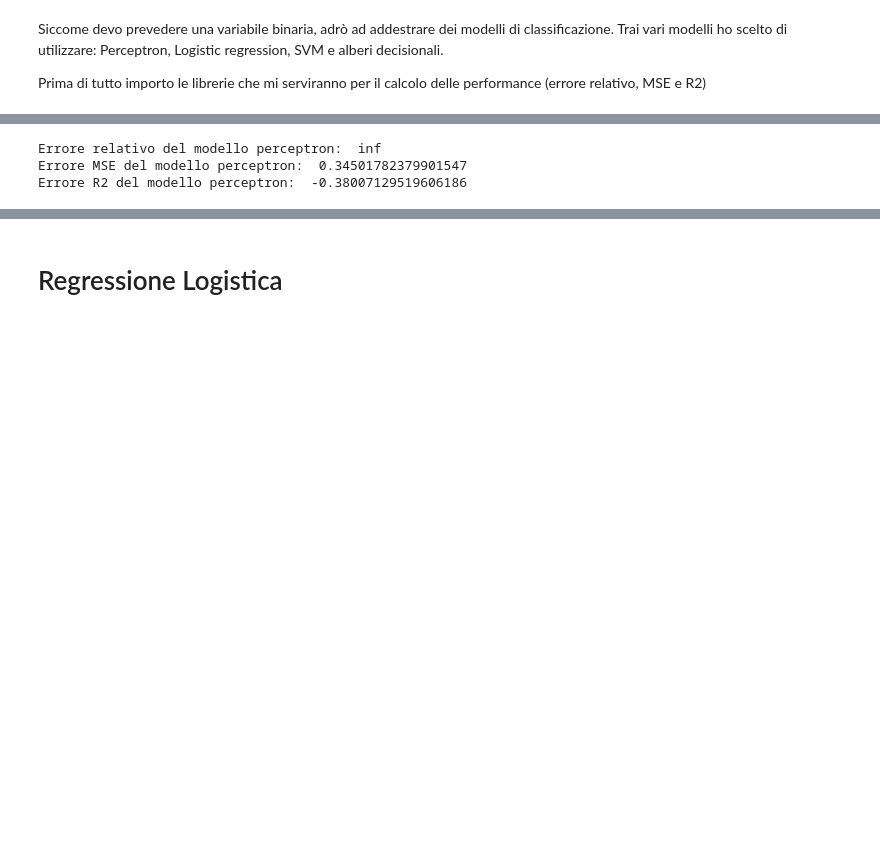
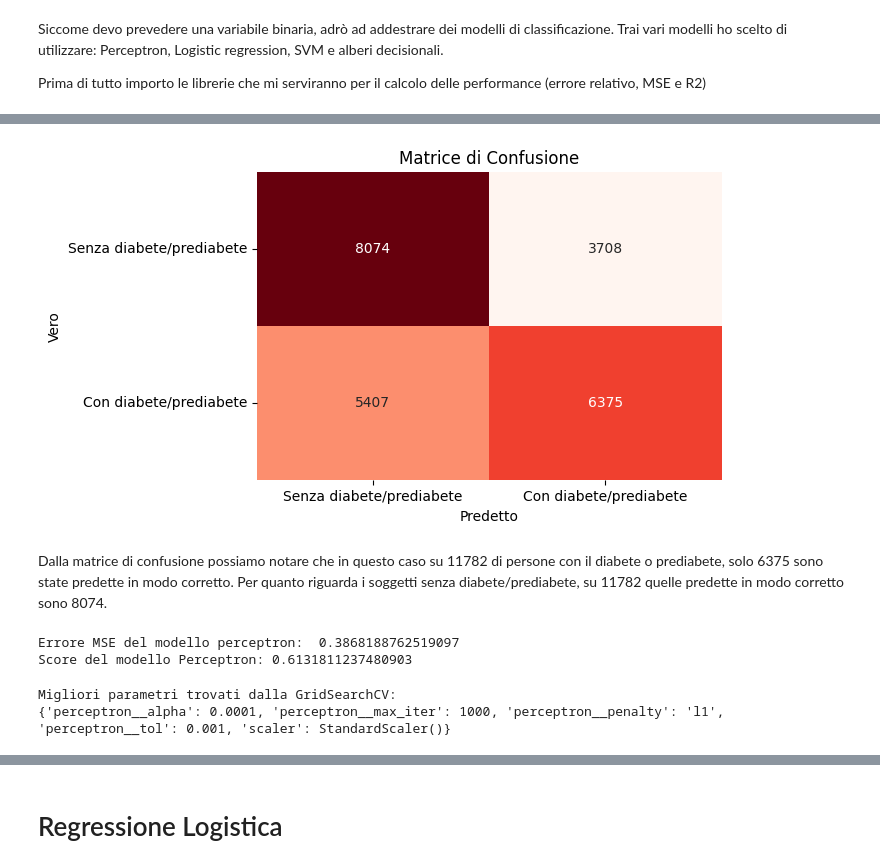
Before and after one commit to Aleversari15/ProgettoDataIntensive2024, a Jupyter notebook: diabetesHealth.ipynb, the cells around one changed output, grey strips where cells are left out. Drawn from its saved outputs; the diff is of its cells as text; code cells hidden in the pictures; blank space fills up the shorter version.

Commit message:
terminato sviluppo gridSearch e aggiunti commenti e conclusioni finali

```diff
--- a/diabetesHealth.ipynb
+++ b/diabetesHealth.ipynb
@@ -424,0 +401,19 @@ Accuratezza: 65.50%
+# %%
+from sklearn.linear_model import Perceptron
+
+perc_model = Pipeline([
+    ('scaler', StandardScaler()),
+    ('perceptron', Perceptron(random_state=42))
+])
+
+grid = {
+    'scaler': [None, StandardScaler()],
+    'perceptron__penalty': [None, 'l2', 'l1', 'elasticnet'],
+    'perceptron__alpha': [0.0001, 0.001, 0.01, 0.1, 1.0],
+    'perceptron__max_iter': [1000, 2000, 3000],
+    'perceptron__tol': [1e-3, 1e-4, 1e-5],
+}
+
+perc_gridSearch = GridSearchCV(perc_model, grid, cv=skf, n_jobs=-1, verbose=1)
+perc_gridSearch.fit(x_train, y_train)
+y_pred = perc_gridSearch.predict(x_val)
@@ -434,13 +447,24 @@ Accuratezza calcolata con matrice di confusione: 65.50%
+# %%
+plt.figure(figsize=(6, 4))
+sns.heatmap(cm, annot=True, cmap='Reds', fmt='g', cbar=False,
+            xticklabels=['Senza diabete/prediabete', 'Con diabete/prediabete'], yticklabels=['Senza diabete/prediabete', 'Con diabete/prediabete'])
+plt.xlabel('Predetto')
+plt.ylabel('Vero')
+plt.title('Matrice di Confusione')
+plt.show()
+# %% [output]
+[figure, added]
+# %% [markdown]
+Dalla matrice di confusione possiamo notare che in questo caso su 11782 di persone con il diabete o prediabete, solo 6375 sono state predette in modo corretto. Per quanto riguarda i soggetti senza diabete/prediabete,  su 11782 quelle predette in modo corretto sono 8074.
 # %%
-#Calcolo delle performance
-perc_errore_relativo = errore_relativo(y_val, y_pred)
+
 perc_MSE = mean_squared_error(y_val, y_pred)
-perc_r_squared = r2_score(y_val, y_pred)
 
-print('Errore relativo del modello perceptron: ', perc_errore_relativo)
+perc_score = perc_gridSearch.score(x_val, y_val)
+
 print('Errore MSE del modello perceptron: ', perc_MSE)
-print('Errore R2 del modello perceptron: ', perc_r_squared)
+
+print('Score del modello Perceptron:', perc_score)
 # %% [output]
-Errore relativo del modello perceptron:  inf
-Errore MSE del modello perceptron:  0.34501782379901547
-Errore R2 del modello perceptron:  -0.38007129519606186
+Errore MSE del modello perceptron:  0.3868188762519097
+Score del modello Perceptron: 0.6131811237480903
@@ -448,0 +471,7 @@ Errore R2 del modello perceptron:  -0.38007129519606186
+# %%
+
+print("Migliori parametri trovati dalla GridSearchCV:")
+print(perc_gridSearch.best_params_)
+# %% [output]
+Migliori parametri trovati dalla GridSearchCV:
+{'perceptron__alpha': 0.0001, 'perceptron__max_iter': 1000, 'perceptron__penalty': 'l1', 'perceptron__tol': 0.001, 'scaler': StandardScaler()}
```
Also changed, not shown: parts of 59 cells of this notebook.
